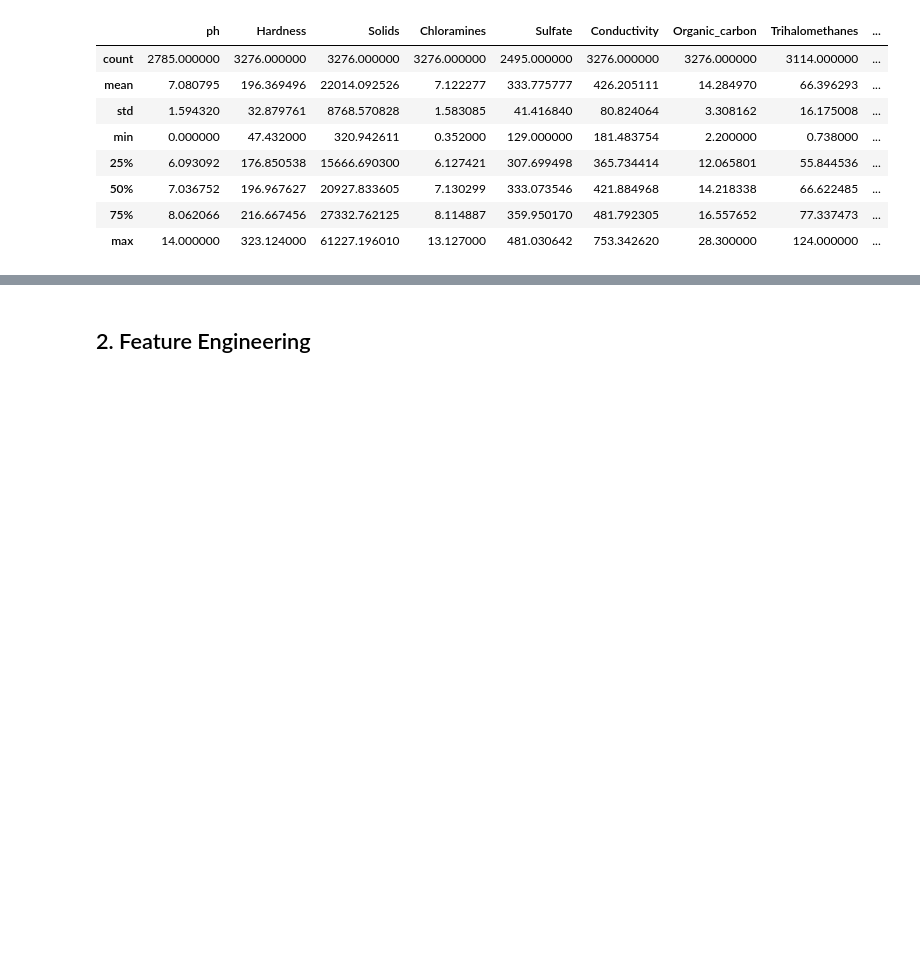
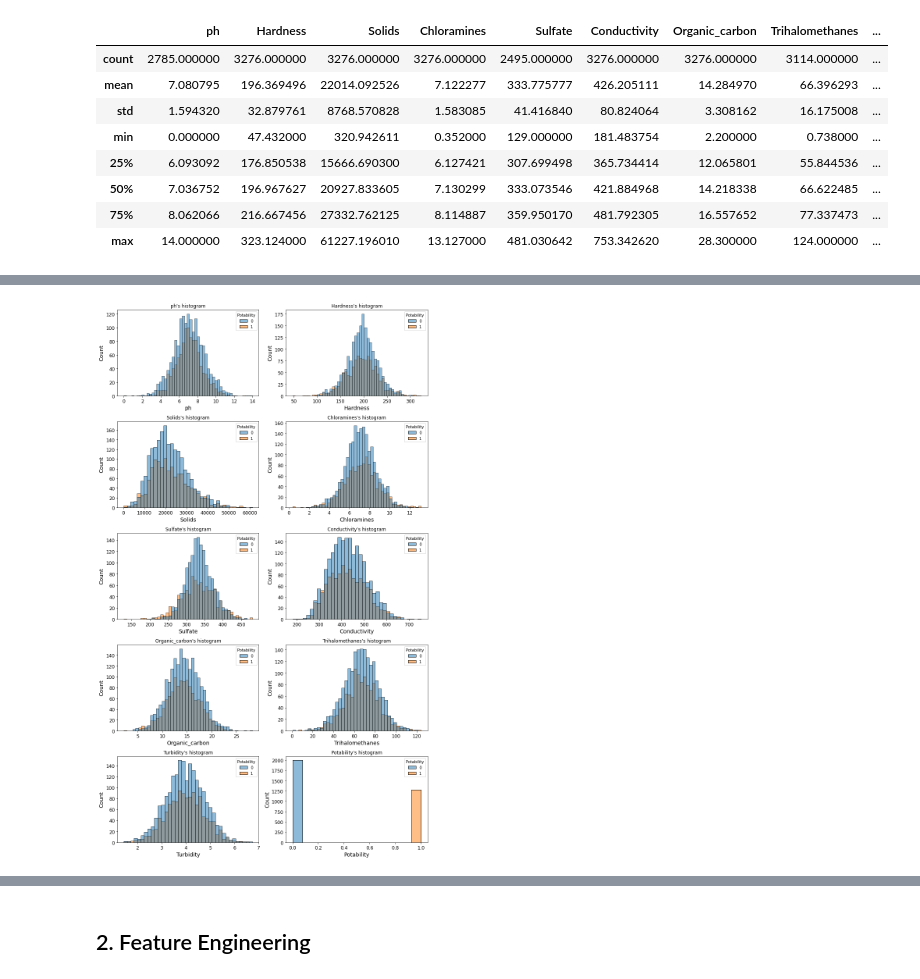
Before and after one commit to ArianeDlns/ML-Drinking_Water_Potability, a Jupyter notebook: Water_potability.ipynb, the cells around one changed output, grey strips where cells are left out. Drawn from its saved outputs; the diff is of its cells as text; code cells hidden in the pictures; blank space fills up the shorter version.

```diff
--- a/Water_potability.ipynb
+++ b/Water_potability.ipynb
@@ -127 +138,11 @@ plt.show()
+# %%
+fig, axes = plt.subplots(5, 2, figsize=(12, 20))
+
+for i, col in enumerate(data.columns):
+    ax = axes[i // 2, i % 2]
+    sns.histplot(data=data, x=col, ax=ax, hue="Potability")
+    ax.title.set_text(f"{col}'s histogram")
+plt.tight_layout()
+# %% [output]
+[figure, added]
 # %%
```
Also changed, not shown: parts of 9 cells of this notebook, 2 other files.
